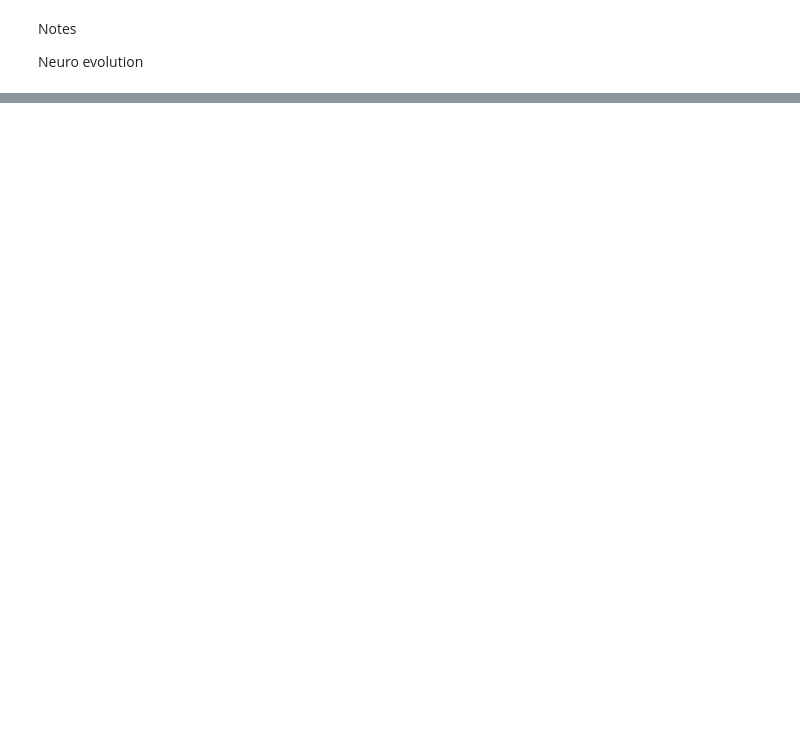
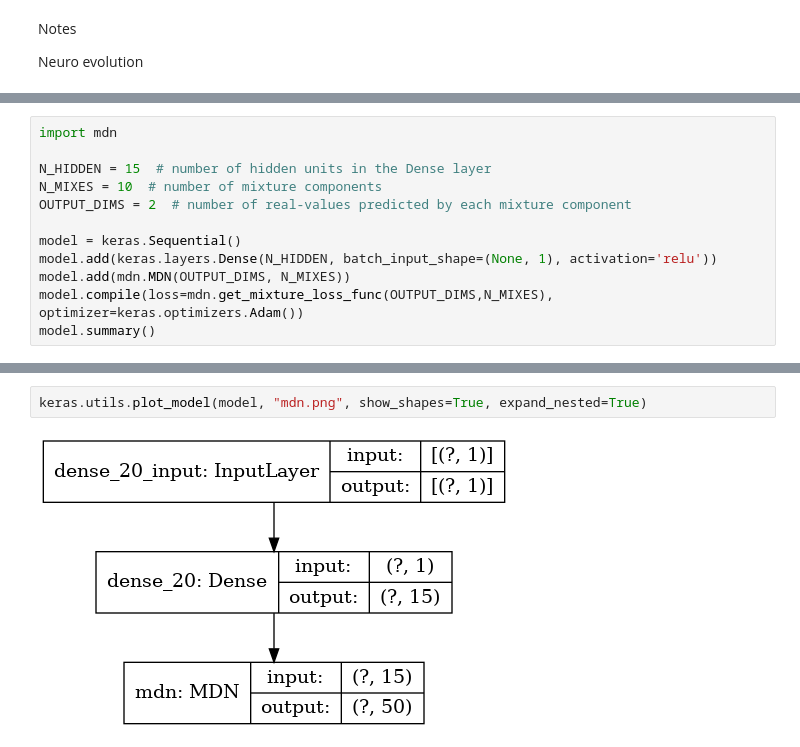
Before and after one commit to dimpdash/pcb-router, a Jupyter notebook: trainingModel.ipynb, the cells around one changed output, grey strips where cells are left out. Saved outputs shown, nothing was run; the diff lists cells and outputs as text; blank space fills up the shorter version.

```diff
--- a/trainingModel.ipynb
+++ b/trainingModel.ipynb
@@ -215,0 +223,12 @@ Neuro evolution
+# %%
+import mdn
+
+N_HIDDEN = 15  # number of hidden units in the Dense layer
+N_MIXES = 10  # number of mixture components
+OUTPUT_DIMS = 2  # number of real-values predicted by each mixture component
+
+model = keras.Sequential()
+model.add(keras.layers.Dense(N_HIDDEN, batch_input_shape=(None, 1), activation='relu'))
+model.add(mdn.MDN(OUTPUT_DIMS, N_MIXES))
+model.compile(loss=mdn.get_mixture_loss_func(OUTPUT_DIMS,N_MIXES), optimizer=keras.optimizers.Adam())
+model.summary()
@@ -215,0 +248,4 @@ Neuro evolution
+# %%
+keras.utils.plot_model(model, "mdn.png", show_shapes=True, expand_nested=True)
+# %% [output]
+[figure, added]
```
Also changed, not shown: parts of 11 cells of this notebook, 18 other files.
